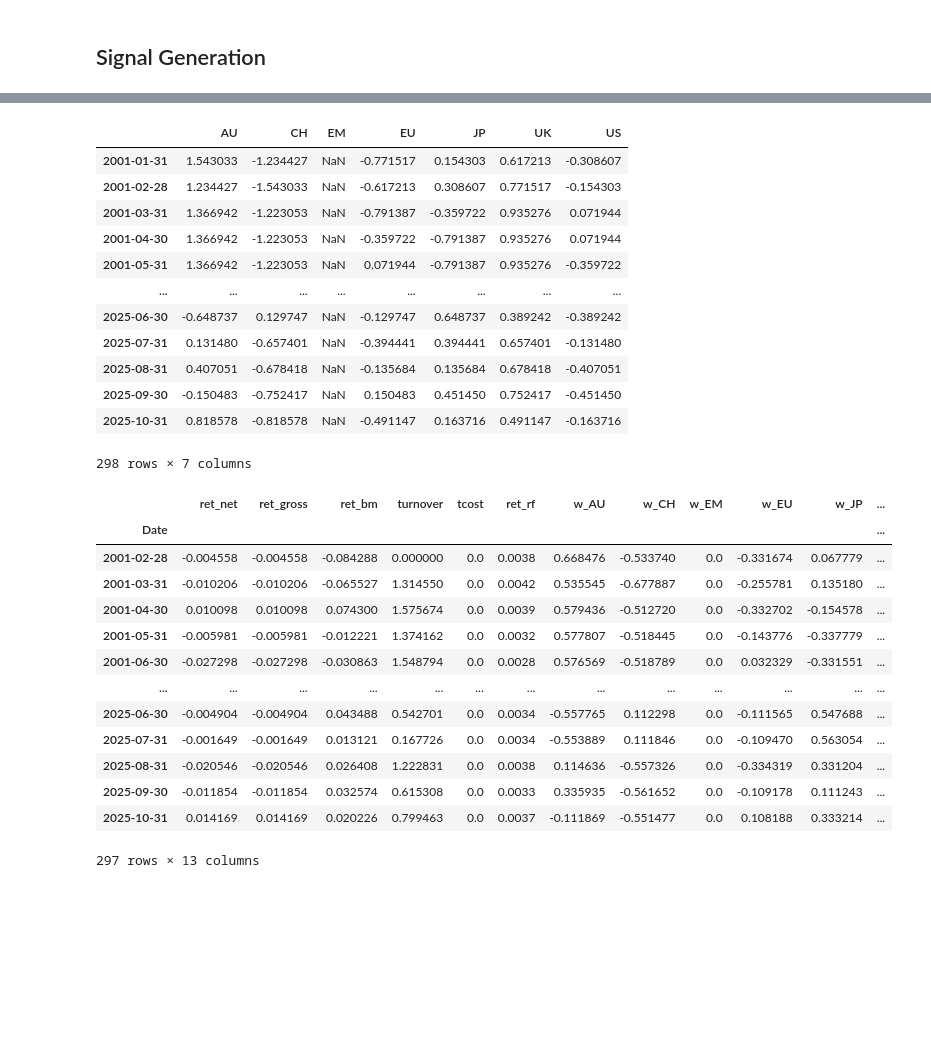
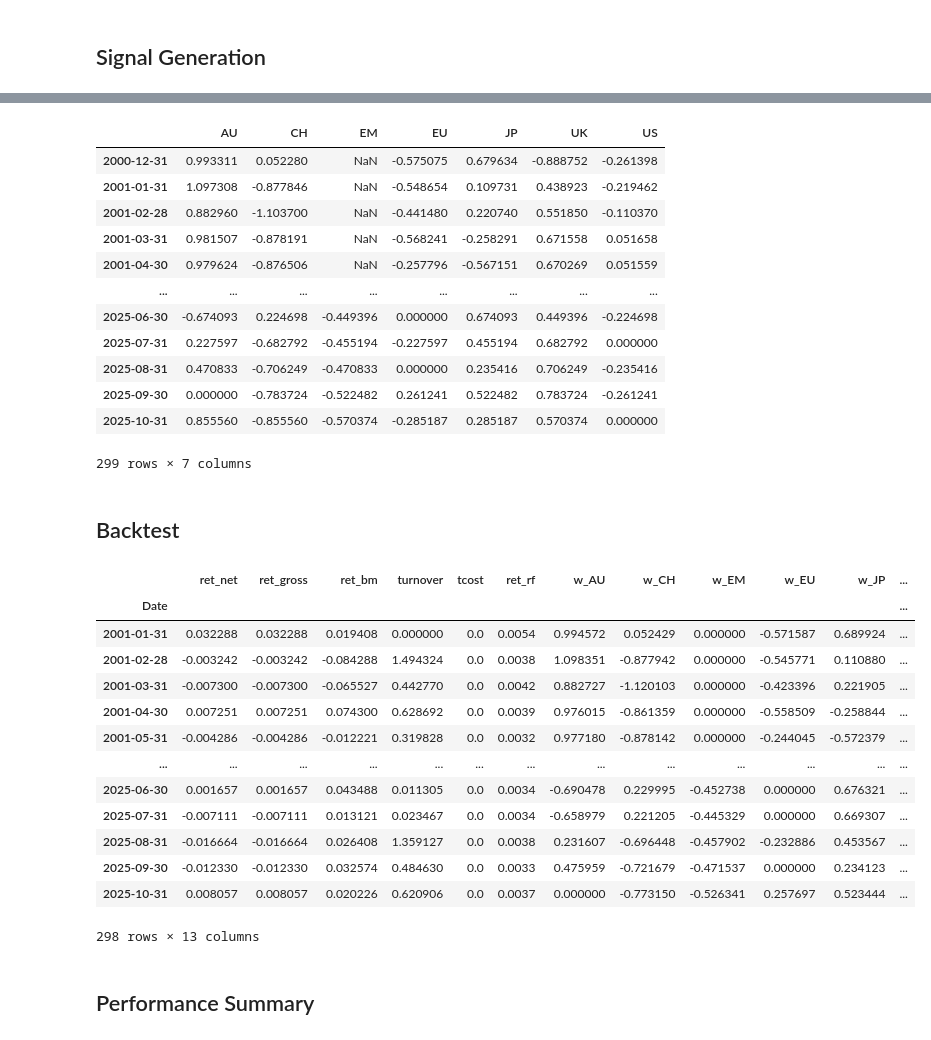
Before and after one commit to DanUZH/PMP_December_8, a Jupyter notebook: Code_Ryan/Business Cycle Portfolios/BC_Bonds_v2.ipynb, the cells around one changed output, grey strips where cells are left out. Saved outputs shown, nothing was run; the diff lists cells and outputs as text; code cells hidden in the pictures; blank space fills up the shorter version.

```diff
--- a/Code_Ryan/Business Cycle Portfolios/BC_Bonds_v2.ipynb
+++ b/Code_Ryan/Business Cycle Portfolios/BC_Bonds_v2.ipynb
@@ -468,5 +233,6 @@ def make_country_weights_ls_vol(
 # %%
-weights, scaling_factors, weights_raw = make_country_weights_ls_vol(
+# --- Compute Weights ---
+weights, scaling_factors, weights_raw = pmp.make_country_weights_ls_vol(
     signal=business_cyle_signal,
     returns=bond_returns,
     min_regions=min_regions,
@@ -493,47 +276,50 @@ weights_raw
 # %%
+# Volatility-adjusted weights (Just for debugging)
 weights
 # %% [output]
 |  | AU | CH | EM | EU | JP | UK | US |
-| 2001-01-31 | 1.543033 | -1.234427 | NaN | -0.771517 | 0.154303 | 0.617213 | -0.308607 |
-| 2001-02-28 | 1.234427 | -1.543033 | NaN | -0.617213 | 0.308607 | 0.771517 | -0.154303 |
-| 2001-03-31 | 1.366942 | -1.223053 | NaN | -0.791387 | -0.359722 | 0.935276 | 0.071944 |
-| 2001-04-30 | 1.366942 | -1.223053 | NaN | -0.359722 | -0.791387 | 0.935276 | 0.071944 |
-| 2001-05-31 | 1.366942 | -1.223053 | NaN | 0.071944 | -0.791387 | 0.935276 | -0.359722 |
+| 2000-12-31 | 0.993311 | 0.052280 | NaN | -0.575075 | 0.679634 | -0.888752 | -0.261398 |
+| 2001-01-31 | 1.097308 | -0.877846 | NaN | -0.548654 | 0.109731 | 0.438923 | -0.219462 |
+| 2001-02-28 | 0.882960 | -1.103700 | NaN | -0.441480 | 0.220740 | 0.551850 | -0.110370 |
+| 2001-03-31 | 0.981507 | -0.878191 | NaN | -0.568241 | -0.258291 | 0.671558 | 0.051658 |
+| 2001-04-30 | 0.979624 | -0.876506 | NaN | -0.257796 | -0.567151 | 0.670269 | 0.051559 |
 | ... | ... | ... | ... | ... | ... | ... | ... |
-| 2025-06-30 | -0.648737 | 0.129747 | NaN | -0.129747 | 0.648737 | 0.389242 | -0.389242 |
-| 2025-07-31 | 0.131480 | -0.657401 | NaN | -0.394441 | 0.394441 | 0.657401 | -0.131480 |
-| 2025-08-31 | 0.407051 | -0.678418 | NaN | -0.135684 | 0.135684 | 0.678418 | -0.407051 |
-| 2025-09-30 | -0.150483 | -0.752417 | NaN | 0.150483 | 0.451450 | 0.752417 | -0.451450 |
-| 2025-10-31 | 0.818578 | -0.818578 | NaN | -0.491147 | 0.163716 | 0.491147 | -0.163716 |
+| 2025-06-30 | -0.674093 | 0.224698 | -0.449396 | 0.000000 | 0.674093 | 0.449396 | -0.224698 |
+| 2025-07-31 | 0.227597 | -0.682792 | -0.455194 | -0.227597 | 0.455194 | 0.682792 | 0.000000 |
+| 2025-08-31 | 0.470833 | -0.706249 | -0.470833 | 0.000000 | 0.235416 | 0.706249 | -0.235416 |
+| 2025-09-30 | 0.000000 | -0.783724 | -0.522482 | 0.261241 | 0.522482 | 0.783724 | -0.261241 |
+| 2025-10-31 | 0.855560 | -0.855560 | -0.570374 | -0.285187 | 0.285187 | 0.570374 | 0.000000 |
-298 rows × 7 columns
+299 rows × 7 columns
+# %% [markdown]
+## Backtest
 # %%
 results = pmp.run_cc_strategy(
     weights = weights,
     returns = bond_returns,
     rf = riskfree,
-    frequency = frequency,
-    t_cost = t_cost,
-    benchmark = benchmark_return,
-    long_short = short,
-    beta_neutral = beta_neutral
+    frequency=1,
+    t_cost= t_cost,
+    benchmark = benchmark_return
 )
 
-display(results)
+results
 # %% [output]
 |  | ret_net | ret_gross | ret_bm | turnover | tcost | ret_rf | w_AU | w_CH | w_EM | w_EU | w_JP | ... |
 | Date |  |  |  |  |  |  |  |  |  |  |  | ... |
-| 2001-02-28 | -0.004558 | -0.004558 | -0.084288 | 0.000000 | 0.0 | 0.0038 | 0.668476 | -0.533740 | 0.0 | -0.331674 | 0.067779 | ... |
-| 2001-03-31 | -0.010206 | -0.010206 | -0.065527 | 1.314550 | 0.0 | 0.0042 | 0.535545 | -0.677887 | 0.0 | -0.255781 | 0.135180 | ... |
-| 2001-04-30 | 0.010098 | 0.010098 | 0.074300 | 1.575674 | 0.0 | 0.0039 | 0.579436 | -0.512720 | 0.0 | -0.332702 | -0.154578 | ... |
-| 2001-05-31 | -0.005981 | -0.005981 | -0.012221 | 1.374162 | 0.0 | 0.0032 | 0.577807 | -0.518445 | 0.0 | -0.143776 | -0.337779 | ... |
-| 2001-06-30 | -0.027298 | -0.027298 | -0.030863 | 1.548794 | 0.0 | 0.0028 | 0.576569 | -0.518789 | 0.0 | 0.032329 | -0.331551 | ... |
+| 2001-01-31 | 0.032288 | 0.032288 | 0.019408 | 0.000000 | 0.0 | 0.0054 | 0.994572 | 0.052429 | 0.000000 | -0.571587 | 0.689924 | ... |
+| 2001-02-28 | -0.003242 | -0.003242 | -0.084288 | 1.494324 | 0.0 | 0.0038 | 1.098351 | -0.877942 | 0.000000 | -0.545771 | 0.110880 | ... |
+| 2001-03-31 | -0.007300 | -0.007300 | -0.065527 | 0.442770 | 0.0 | 0.0042 | 0.882727 | -1.120103 | 0.000000 | -0.423396 | 0.221905 | ... |
+| 2001-04-30 | 0.007251 | 0.007251 | 0.074300 | 0.628692 | 0.0 | 0.0039 | 0.976015 | -0.861359 | 0.000000 | -0.558509 | -0.258844 | ... |
+| 2001-05-31 | -0.004286 | -0.004286 | -0.012221 | 0.319828 | 0.0 | 0.0032 | 0.977180 | -0.878142 | 0.000000 | -0.244045 | -0.572379 | ... |
 | ... | ... | ... | ... | ... | ... | ... | ... | ... | ... | ... | ... | ... |
-| 2025-06-30 | -0.004904 | -0.004904 | 0.043488 | 0.542701 | 0.0 | 0.0034 | -0.557765 | 0.112298 | 0.0 | -0.111565 | 0.547688 | ... |
-| 2025-07-31 | -0.001649 | -0.001649 | 0.013121 | 0.167726 | 0.0 | 0.0034 | -0.553889 | 0.111846 | 0.0 | -0.109470 | 0.563054 | ... |
-| 2025-08-31 | -0.020546 | -0.020546 | 0.026408 | 1.222831 | 0.0 | 0.0038 | 0.114636 | -0.557326 | 0.0 | -0.334319 | 0.331204 | ... |
-| 2025-09-30 | -0.011854 | -0.011854 | 0.032574 | 0.615308 | 0.0 | 0.0033 | 0.335935 | -0.561652 | 0.0 | -0.109178 | 0.111243 | ... |
-| 2025-10-31 | 0.014169 | 0.014169 | 0.020226 | 0.799463 | 0.0 | 0.0037 | -0.111869 | -0.551477 | 0.0 | 0.108188 | 0.333214 | ... |
+| 2025-06-30 | 0.001657 | 0.001657 | 0.043488 | 0.011305 | 0.0 | 0.0034 | -0.690478 | 0.229995 | -0.452738 | 0.000000 | 0.676321 | ... |
+| 2025-07-31 | -0.007111 | -0.007111 | 0.013121 | 0.023467 | 0.0 | 0.0034 | -0.658979 | 0.221205 | -0.445329 | 0.000000 | 0.669307 | ... |
+| 2025-08-31 | -0.016664 | -0.016664 | 0.026408 | 1.359127 | 0.0 | 0.0038 | 0.231607 | -0.696448 | -0.457902 | -0.232886 | 0.453567 | ... |
+| 2025-09-30 | -0.012330 | -0.012330 | 0.032574 | 0.484630 | 0.0 | 0.0033 | 0.475959 | -0.721679 | -0.471537 | 0.000000 | 0.234123 | ... |
+| 2025-10-31 | 0.008057 | 0.008057 | 0.020226 | 0.620906 | 0.0 | 0.0037 | 0.000000 | -0.773150 | -0.526341 | 0.257697 | 0.523444 | ... |
-297 rows × 13 columns
+298 rows × 13 columns
+# %% [markdown]
+## Performance Summary
 # %%
 pmp.run_perf_summary_benchmark_vs_strategy(results, alreadyXs = True)
 # %% [output]
```
Also changed, not shown: parts of 11 cells of this notebook, 3 other files.
